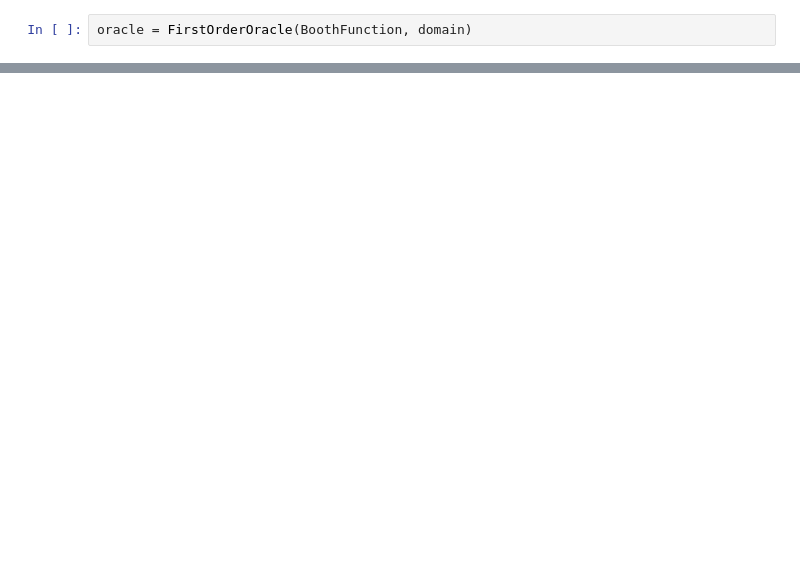
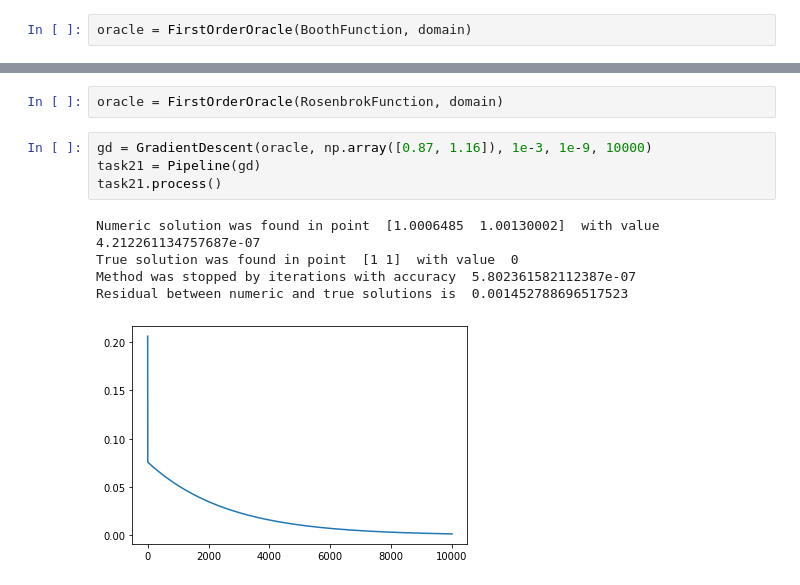
Before and after one commit to paveladim/ml-mai-2023, a Jupyter notebook: LabWork1/lab_work_1.ipynb, the cells around one changed output, grey strips where cells are left out. Saved outputs shown, nothing was run; the diff lists cells and outputs as text; blank space fills up the shorter version.

```diff
--- a/LabWork1/lab_work_1.ipynb
+++ b/LabWork1/lab_work_1.ipynb
@@ -319,0 +358,12 @@ KeyboardInterrupt:
+# %%
+oracle = FirstOrderOracle(RosenbrokFunction, domain)
+# %%
+gd = GradientDescent(oracle, np.array([0.87, 1.16]), 1e-3, 1e-9, 10000)
+task21 = Pipeline(gd)
+task21.process()
+# %% [output]
+Numeric solution was found in point  [1.0006485  1.00130002]  with value  4.212261134757687e-07
+True solution was found in point  [1 1]  with value  0
+Method was stopped by iterations with accuracy  5.802361582112387e-07
+Residual between numeric and true solutions is  0.001452788696517523
+[figure, added]
```
Also changed, not shown: parts of 18 cells of this notebook.
